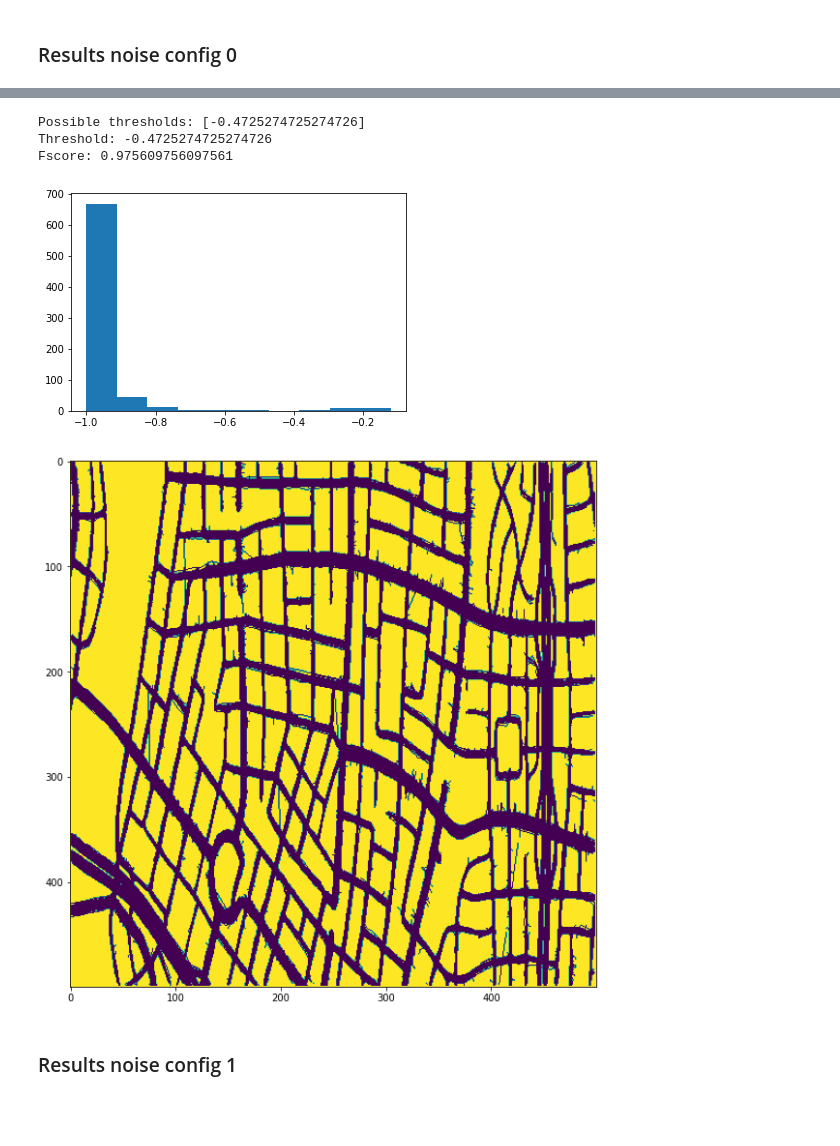
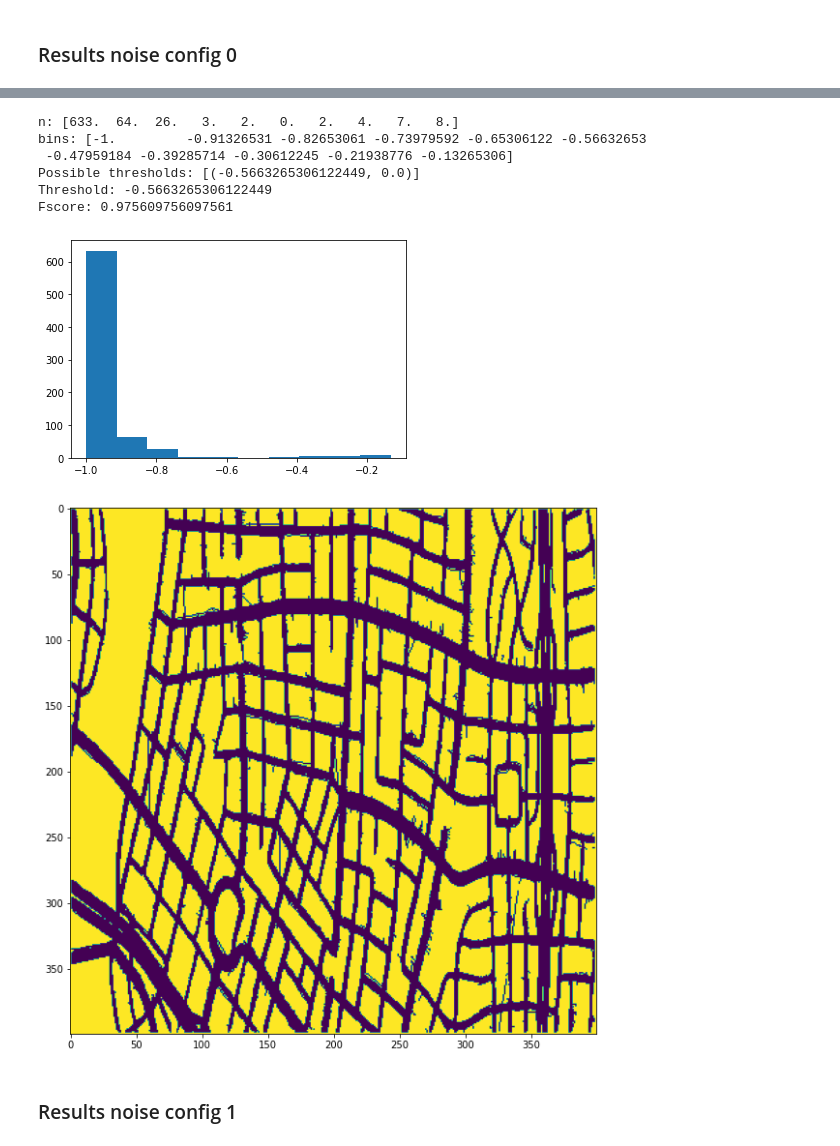
Before and after one commit to KJ-Waller/SyntheticHighways, a Jupyter notebook: ChangeDetection/notebooks/HistogramAnalysis.ipynb, the cells around one changed output, grey strips where cells are left out. Saved outputs shown, nothing was run; the diff lists cells and outputs as text; code cells hidden in the pictures; blank space fills up the shorter version.

```diff
--- a/ChangeDetection/notebooks/HistogramAnalysis.ipynb
+++ b/ChangeDetection/notebooks/HistogramAnalysis.ipynb
@@ -49,7 +52,7 @@ Fscore: 0.7272727272727273
 dataset = SHDataset(noise=True, noise_config=0)
 G1,T1,G2,T2 = dataset.read_snapshots(0, bbox=bbox)
 
-hist_det = HistogramDetector(G1, bbox, hist_dims=(500,500))
+hist_det = HistogramDetector(G1, bbox, hist_dims=(400,400))
 G2_pred_hist = hist_det.forward(T2['T'])
 gt_labels = groundtruth_labels(G1, G2)
 plot_graph(G2_pred_hist, use_weights=True, figsize=(10,10))
@@ -68,8 +71,11 @@ print(f'Fscore: {fscore_hist}')
-Possible thresholds: [-0.4725274725274726]
-Threshold: -0.4725274725274726
+n: [633.  64.  26.   3.   2.   0.   2.   4.   7.   8.]
+bins: [-1.         -0.91326531 -0.82653061 -0.73979592 -0.65306122 -0.56632653
+ -0.47959184 -0.39285714 -0.30612245 -0.21938776 -0.13265306]
+Possible thresholds: [(-0.5663265306122449, 0.0)]
+Threshold: -0.5663265306122449
 Fscore: 0.975609756097561
-[figure, old version]
+[figure, new version]
-[figure, old version]
+[figure, new version]
 # %% [markdown]
 ### Results noise config 1
 # %%
```
Also changed, not shown: parts of 8 cells of this notebook, 1 other file.
